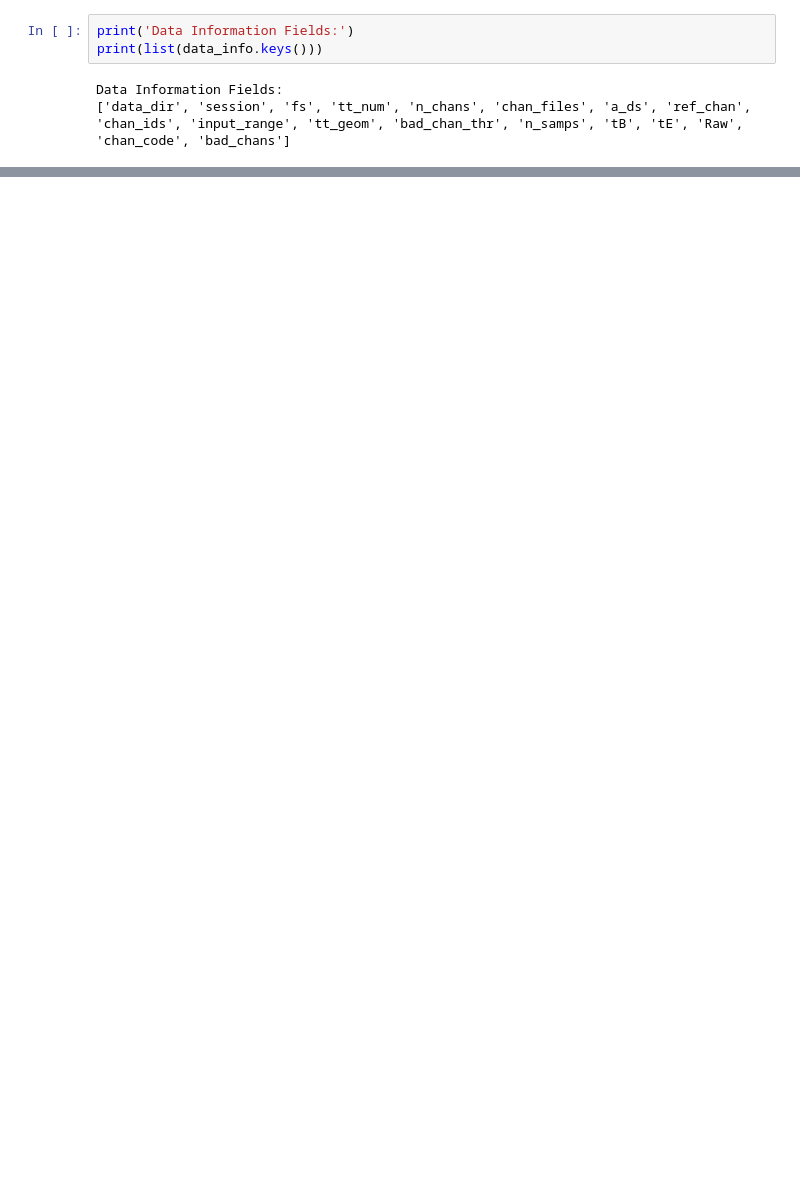
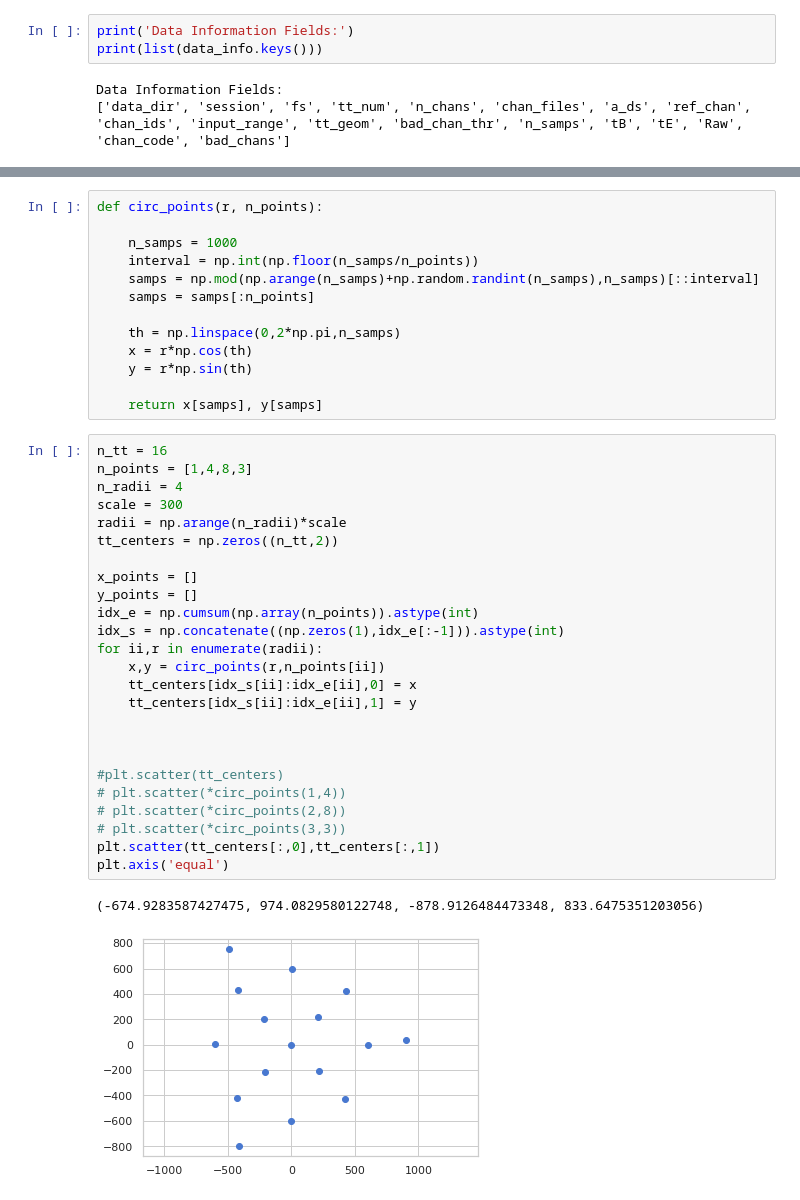
Before and after one commit to alexgonzl/TMA, a Jupyter notebook: Sorting/sort_protocol_dev.ipynb, the cells around one changed output, grey strips where cells are left out. Saved outputs shown, nothing was run; the diff lists cells and outputs as text; blank space fills up the shorter version.

```diff
--- a/Sorting/sort_protocol_dev.ipynb
+++ b/Sorting/sort_protocol_dev.ipynb
@@ -130,0 +243,41 @@ spk_masked_signals = se.NumpyRecordingExtractor(timeseries=spk_data*chan_masks,
+# %%
+def circ_points(r, n_points):
+
+    n_samps = 1000
+    interval = np.int(np.floor(n_samps/n_points))
+    samps = np.mod(np.arange(n_samps)+np.random.randint(n_samps),n_samps)[::interval]
+    samps = samps[:n_points]
+
+    th = np.linspace(0,2*np.pi,n_samps)
+    x = r*np.cos(th)
+    y = r*np.sin(th)
+
+    return x[samps], y[samps]
+# %%
+n_tt = 16
+n_points = [1,4,8,3]
+n_radii = 4
+scale = 300
+radii = np.arange(n_radii)*scale
+tt_centers = np.zeros((n_tt,2))
+
+x_points = []
+y_points = []
+idx_e = np.cumsum(np.array(n_points)).astype(int)
+idx_s = np.concatenate((np.zeros(1),idx_e[:-1])).astype(int)
+for ii,r in enumerate(radii):
+    x,y = circ_points(r,n_points[ii])
+    tt_centers[idx_s[ii]:idx_e[ii],0] = x
+    tt_centers[idx_s[ii]:idx_e[ii],1] = y
+
+
+
+#plt.scatter(tt_centers)
+# plt.scatter(*circ_points(1,4))
+# plt.scatter(*circ_points(2,8))
+# plt.scatter(*circ_points(3,3))
+plt.scatter(tt_centers[:,0],tt_centers[:,1])
+plt.axis('equal')
+# %% [output]
+(-674.9283587427475, 974.0829580122748, -878.9126484473348, 833.6475351203056)
+[figure, added]
```
Also changed, not shown: parts of 24 cells of this notebook, 9 other files.
